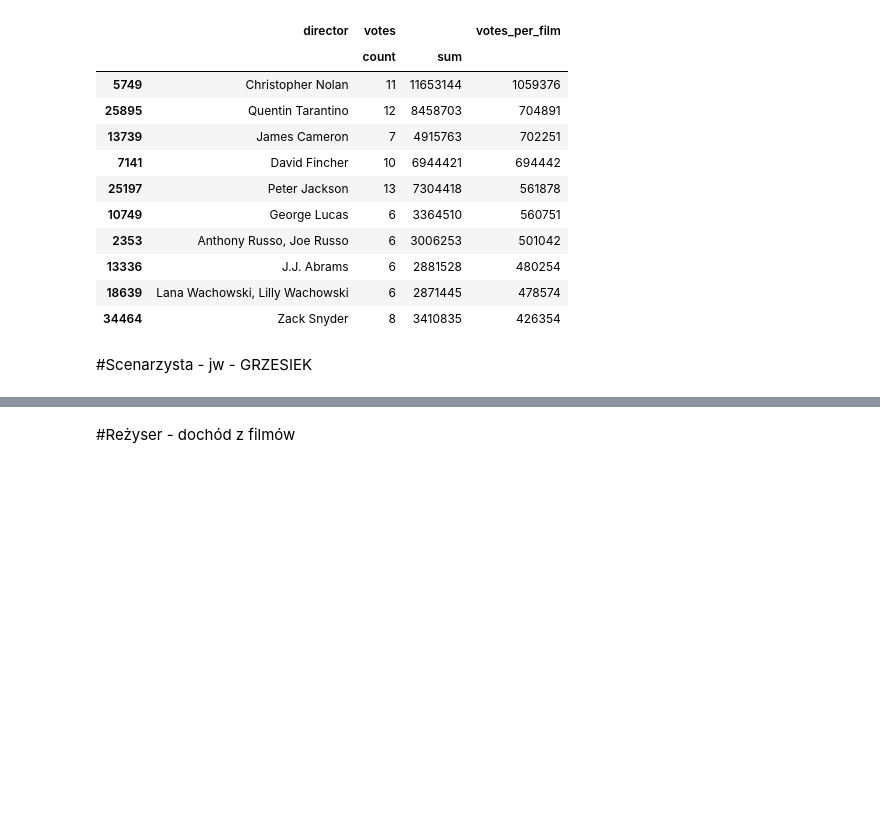
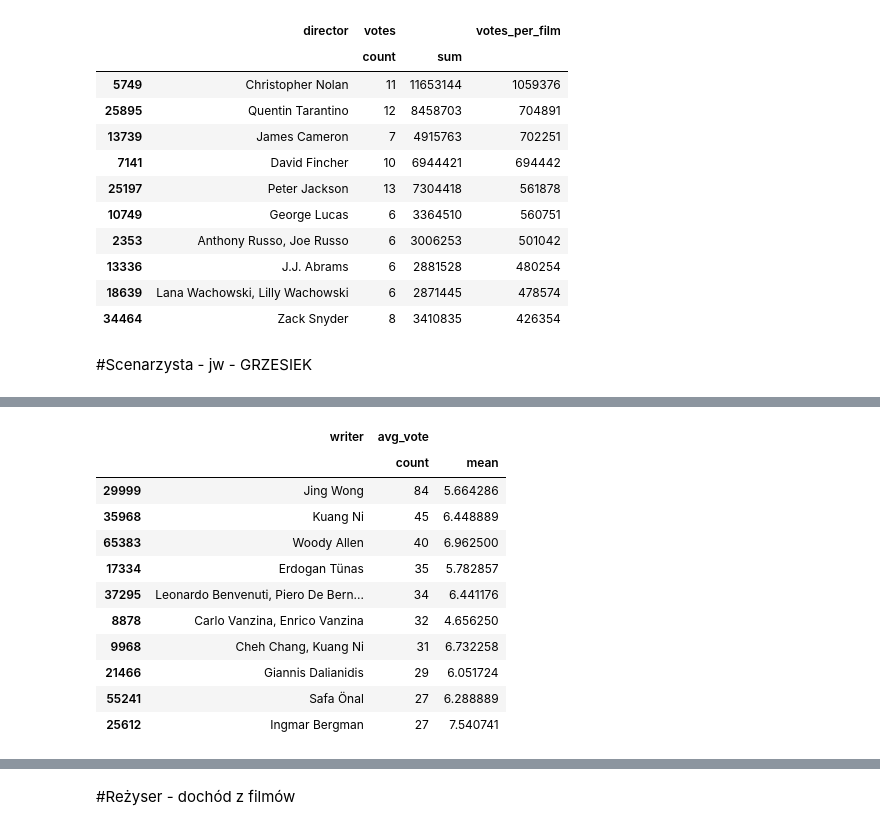
Before and after one commit to KatBotkowska/CodersCrew, a Jupyter notebook: Netflix_data.ipynb, the cells around one changed output, grey strips where cells are left out. Cells and saved outputs as stored; diff of their text form; code cells hidden in the pictures; blank space fills up the shorter version.

```diff
--- a/Netflix_data.ipynb
+++ b/Netflix_data.ipynb
@@ -938,0 +972,15 @@ imdb_directors_sum_votes[imdb_directors_sum_votes['votes']['count']>5].sort_valu
+# %%
+imdb_writers_av_votes[imdb_writers_av_votes['avg_vote']['count']>5].sort_values(by=('avg_vote','count'), ascending=False).head(10)
+# %% [output]
+|  | writer | avg_vote |  |
+|  |  | count | mean |
+| 29999 | Jing Wong | 84 | 5.664286 |
+| 35968 | Kuang Ni | 45 | 6.448889 |
+| 65383 | Woody Allen | 40 | 6.962500 |
+| 17334 | Erdogan Tünas | 35 | 5.782857 |
+| 37295 | Leonardo Benvenuti, Piero De Bern... | 34 | 6.441176 |
+| 8878 | Carlo Vanzina, Enrico Vanzina | 32 | 4.656250 |
+| 9968 | Cheh Chang, Kuang Ni | 31 | 6.732258 |
+| 21466 | Giannis Dalianidis | 29 | 6.051724 |
+| 55241 | Safa Önal | 27 | 6.288889 |
+| 25612 | Ingmar Bergman | 27 | 7.540741 |
```
Also changed, not shown: parts of 16 cells of this notebook.
